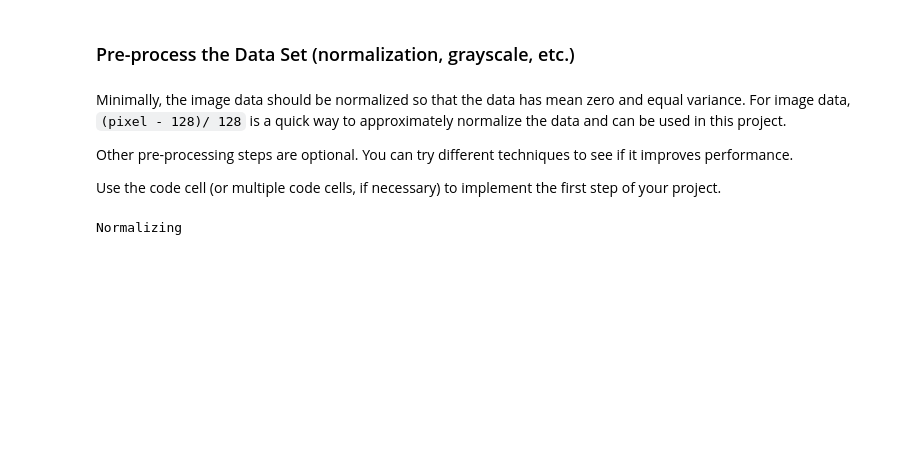
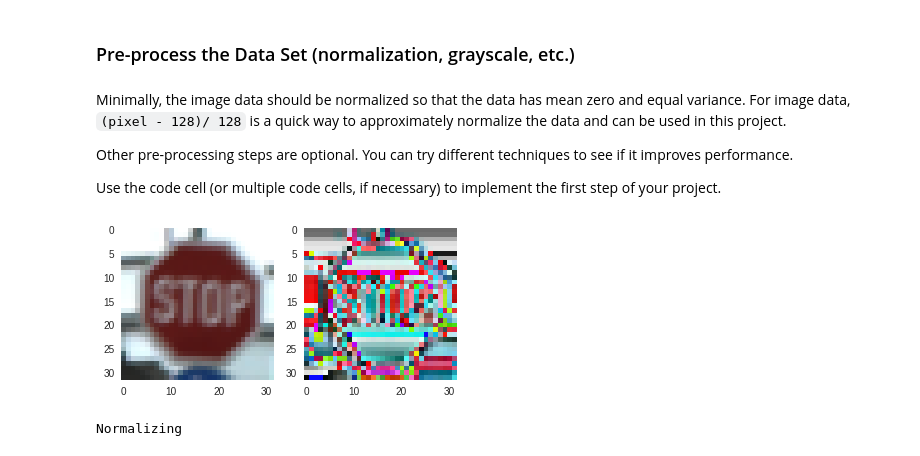
Before and after one commit to spookyQubit/TrafficSignClassification, a Jupyter notebook: Traffic_Sign_Classifier.ipynb, the cells around one changed output. Drawn from its saved outputs; the diff is of its cells as text; code cells hidden in the pictures; blank space fills up the shorter version.

Commit message:
transformed images

```diff
--- a/Traffic_Sign_Classifier.ipynb
+++ b/Traffic_Sign_Classifier.ipynb
@@ -355,6 +358,26 @@ Minimally, the image data should be normalized so that the data has mean zero an
 Other pre-processing steps are optional. You can try different techniques to see if it improves performance.
 
 Use the code cell (or multiple code cells, if necessary) to implement the first step of your project.
+# %%
+# Compaer the original and transformed figure
+
+fig = plt.figure(figsize=(6,6))
+index = 29664
+X_index = list(map(lambda x: (x - x.mean()) * 1. /x.std(), X_train[index]))
+#print(len(X_index))
+#print(np.asarray(X_index).shape)
+
+ax = fig.add_subplot(1, 2, 1)
+ax.grid(False)
+ax.imshow(X_train[index].squeeze())
+
+X_index = np.asarray(X_index)
+ax = fig.add_subplot(1, 2, 2)
+ax.grid(False)
+ax.imshow(X_index.squeeze())
+plt.show()
+# %% [output]
+[figure, added]
 # %%
 g_is_normalized = False
 # %%
```
Also changed, not shown: parts of 1 cell of this notebook, 1 other file.
